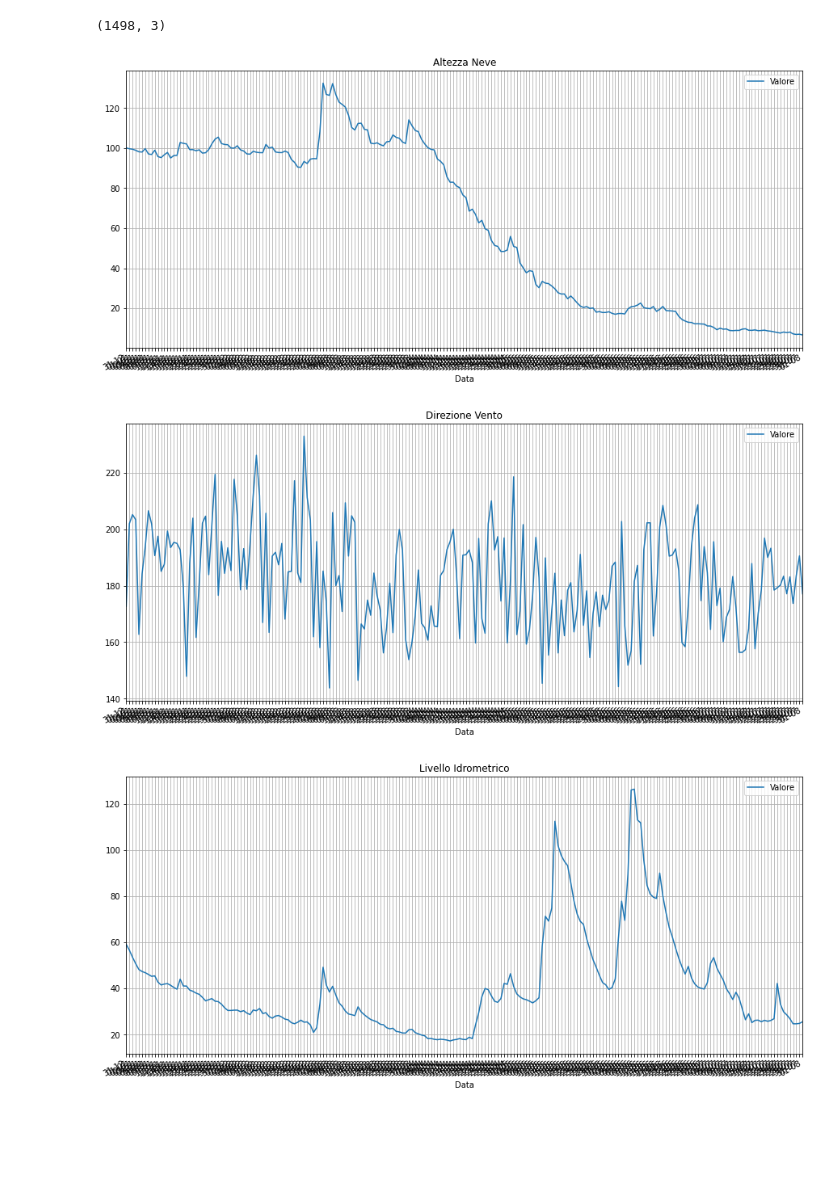
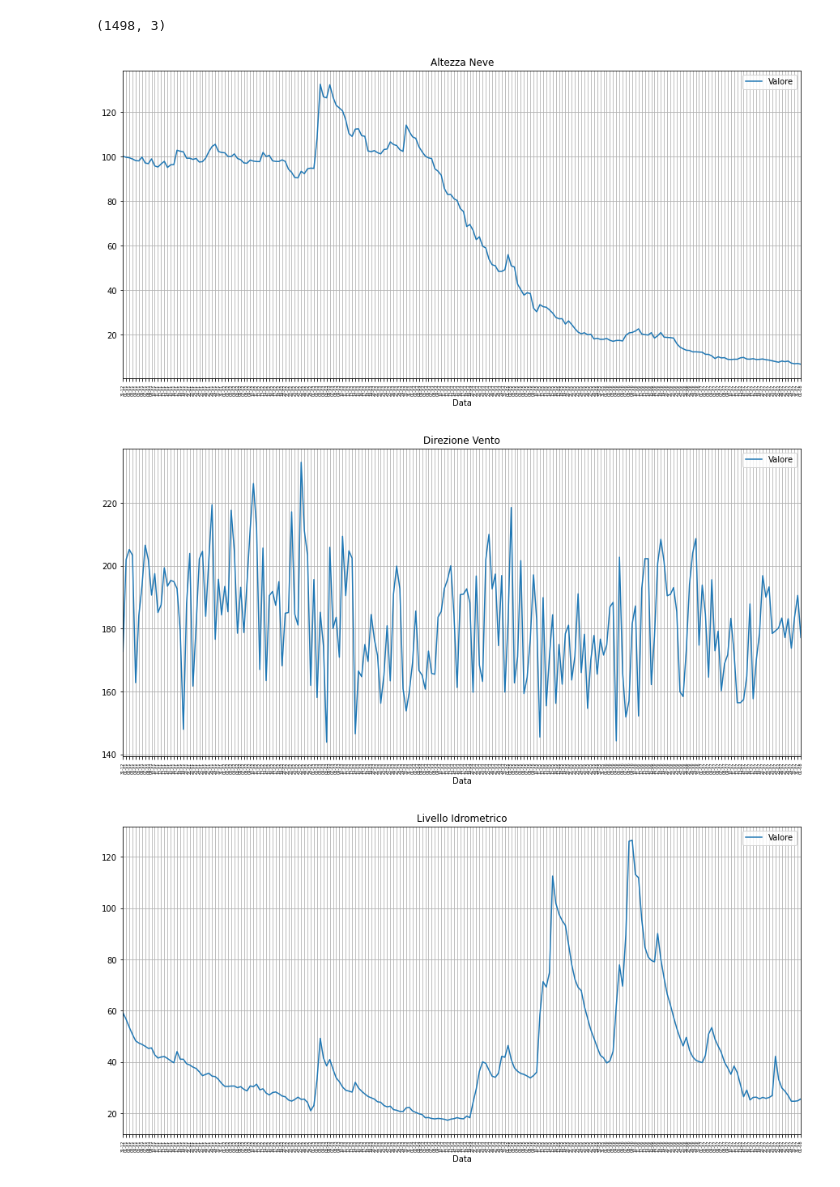
Before and after one commit to Tambup/MLDM_COVID-19, a Jupyter notebook: Meto_DataSet.ipynb, the cells around one changed output. Cells and saved outputs as stored; diff of their text form; code cells hidden in the pictures; blank space fills up the shorter version.

```diff
--- a/Meto_DataSet.ipynb
+++ b/Meto_DataSet.ipynb
@@ -117,24 +117,24 @@ stazioni_con_dati_media_giornaliera.shape
 # %%
 dati=[]
 dati.append(stazioni_con_dati_media_giornaliera.loc[stazioni_con_dati_media_giornaliera['Tipologia']== 'Altezza Neve'])
 dati.append(stazioni_con_dati_media_giornaliera.loc[stazioni_con_dati_media_giornaliera['Tipologia']== 'Direzione Vento'])
 dati.append(stazioni_con_dati_media_giornaliera.loc[stazioni_con_dati_media_giornaliera['Tipologia']== 'Livello Idrometrico'])
 dati.append(stazioni_con_dati_media_giornaliera.loc[stazioni_con_dati_media_giornaliera['Tipologia']== 'Radiazione Globale'])
 dati.append(stazioni_con_dati_media_giornaliera.loc[stazioni_con_dati_media_giornaliera['Tipologia']== 'Umidità Relativa'])
 dati.append(stazioni_con_dati_media_giornaliera.loc[stazioni_con_dati_media_giornaliera['Tipologia']== 'Velocità Vento'])
 
 for dato in dati:
   dato.set_index('Data', inplace=True)
   fig, ax = plt.subplots(figsize=(15,7))
   dato.plot(ax=ax,title=dato['Tipologia'].values[0])
 
   #set ticks every week
   ax.xaxis.set_major_locator(mdates.DayLocator(interval=1))
   #set major ticks format
   ax.xaxis.set_major_formatter(mdates.DateFormatter('%d-%m'))
-  fig.autofmt_xdate()
+  plt.xticks(fontsize=5, rotation=90)
   ax.grid(True)
 # %% [output]
-[figure, old version]
+[figure, new version]
-[figure, old version]
+[figure, new version]
-[figure, old version]
+[figure, new version]
```
Also changed, not shown: parts of 1 cell of this notebook.
